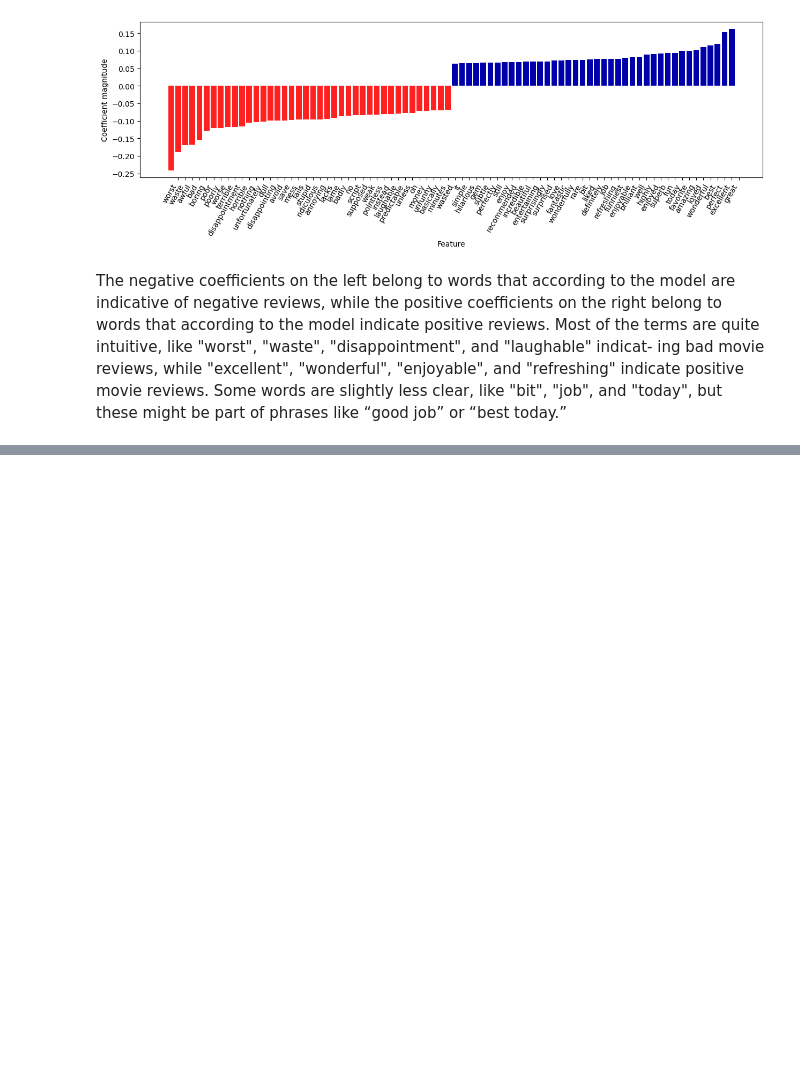
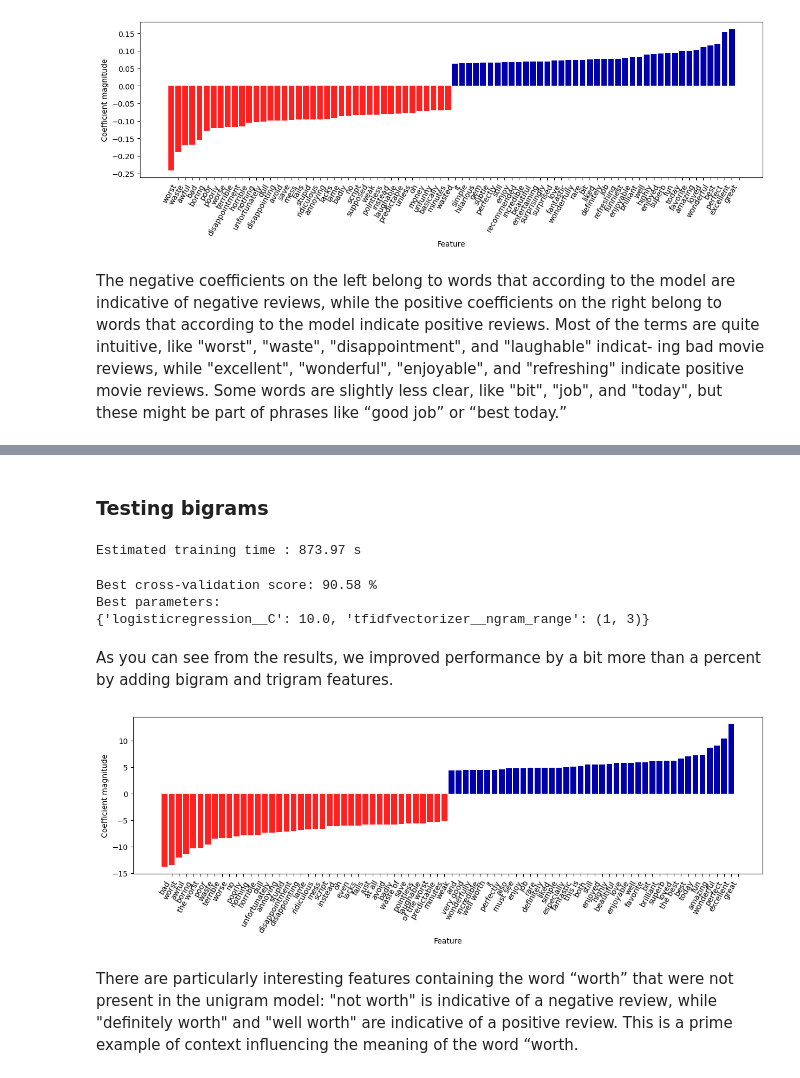
Before and after one commit to WilcoJohn/Progress-ML, a Jupyter notebook: CHP7-TextData/7.1TypesOfStringData.ipynb, the cells around one changed output, grey strips where cells are left out. Drawn from its saved outputs; the diff is of its cells as text; code cells hidden in the pictures; blank space fills up the shorter version.

```diff
--- a/CHP7-TextData/7.1TypesOfStringData.ipynb
+++ b/CHP7-TextData/7.1TypesOfStringData.ipynb
@@ -349,7 +356,7 @@ Because tf–idf actually makes use of the statistical properties of the trainin
 # %%
 pipe =  sklearn.pipeline.make_pipeline(
         sklearn.feature_extraction.text.TfidfVectorizer(min_df=5, norm=None),
-        sklearn.linear_model.LogisticRegression(max_iter=100, n_jobs=10));
+        sklearn.linear_model.LogisticRegression(C=0.001, max_iter=100, n_jobs=10));
 
 param_grid = {"logisticregression__C" : numpy.logspace(-3,1,5)};
 # %%
@@ -424,0 +499,36 @@ The negative coefficients on the left belong to words that according to the mode
+# %% [markdown]
+### Testing bigrams
+# %%
+pipe =  sklearn.pipeline.make_pipeline(
+        sklearn.feature_extraction.text.TfidfVectorizer(min_df=5),
+        sklearn.linear_model.LogisticRegression(C=0.001, max_iter=1000, n_jobs=10));
+
+param_grid = {"logisticregression__C" : numpy.logspace(-3,1,5),
+              "tfidfvectorizer__ngram_range" : [(1,3), (1,2), (1,3), (1,4), (1,5)]};
+# %%
+t0 = time.time();
+grid = sklearn.model_selection.GridSearchCV(pipe, param_grid=param_grid);
+grid.fit(text_train, y_train);
+t1 = time.time();
+
+print(f"Estimated training time : {numpy.round(t1-t0, 2)} s");
+# %% [output]
+Estimated training time : 873.97 s
+# %%
+print("Best cross-validation score: {:4.2f} %".format(100*grid.best_score_));
+print("Best parameters:\n{}".format(grid.best_params_));
+# %% [output]
+Best cross-validation score: 90.58 %
+Best parameters:
+{'logisticregression__C': 10.0, 'tfidfvectorizer__ngram_range': (1, 3)}
+# %% [markdown]
+As you can see from the results, we improved performance by a bit more than a percent by adding bigram and trigram features.
+# %%
+vect = grid.best_estimator_.named_steps['tfidfvectorizer'];
+fn = numpy.array(vect.get_feature_names_out());
+coeff =  grid.best_estimator_.named_steps['logisticregression'].coef_;
+mglearn.tools.visualize_coefficients(coeff, fn, n_top_features=40)
+# %% [output]
+[figure, added]
+# %% [markdown]
+There are particularly interesting features containing the word “worth” that were not present in the unigram model: "not worth" is indicative of a negative review, while "definitely worth" and "well worth" are indicative of a positive review. This is a prime example of context influencing the meaning of the word “worth.
```
Also changed, not shown: parts of 21 cells of this notebook.
